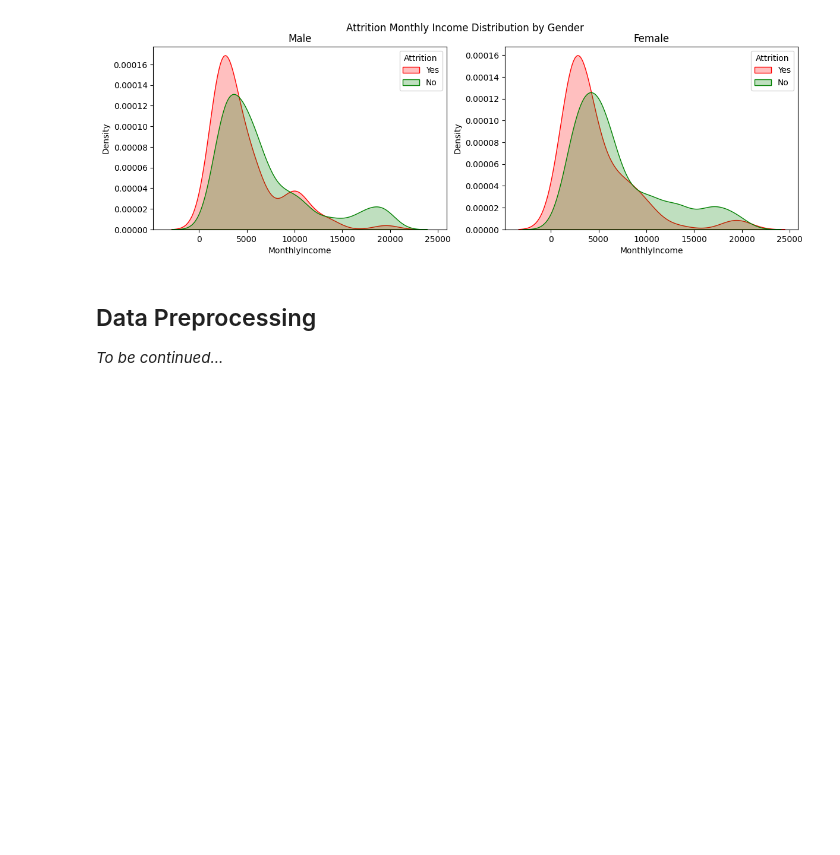
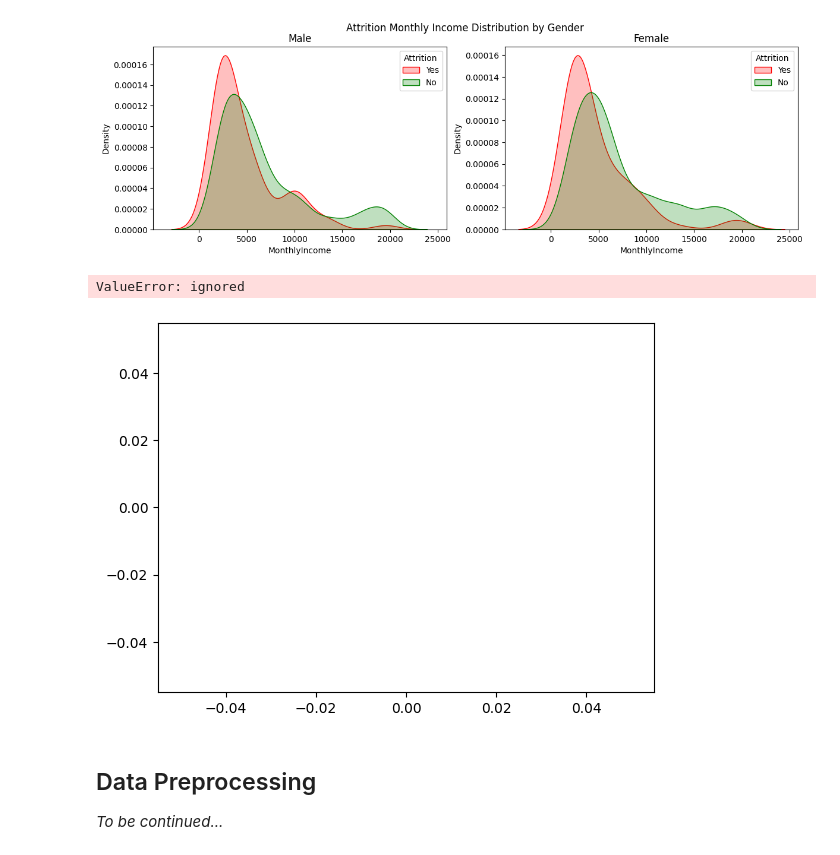
Before and after one commit to aurls/manitoba, a Jupyter notebook: src/manitoba.ipynb, the cells around one changed output. Drawn from its saved outputs; the diff is of its cells as text; code cells hidden in the pictures; blank space fills up the shorter version.

```diff
--- a/manitoba.ipynb
+++ b/src/manitoba.ipynb
@@ -192,6 +194,13 @@ axes[1].legend(title="Attrition")
 plt.show()
 # %% [output]
 [figure]
+# %%
+fig, axes = plt.plot(data=data[(data["Attrition"]=="Yes")]["Education"])
+
+plt.show()
+# %% [output]
+ValueError: ignored
+[figure, added]
 # %% [markdown]
 ## Data Preprocessing
 
```
Also changed, not shown: parts of 2 cells of this notebook, 6 other files.
